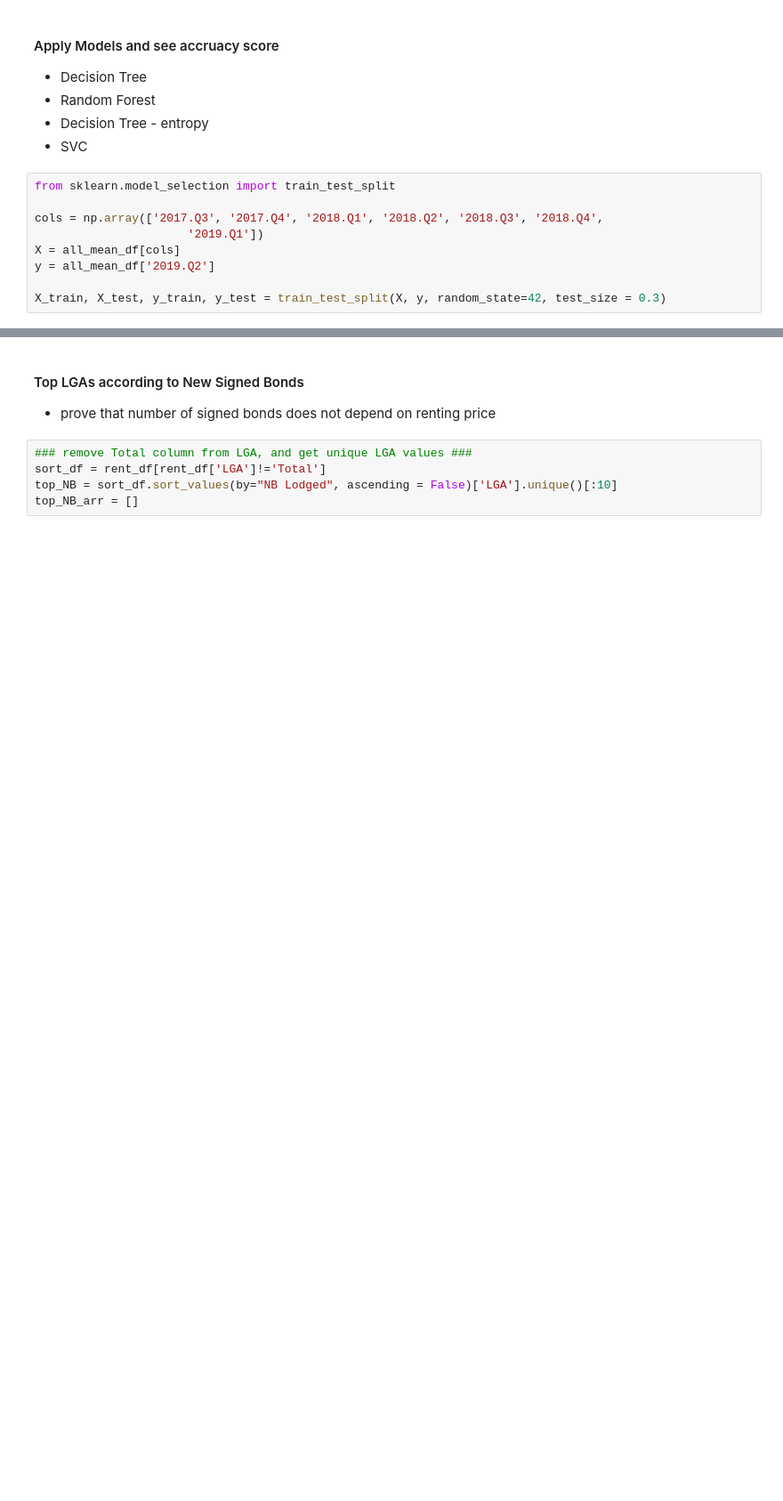
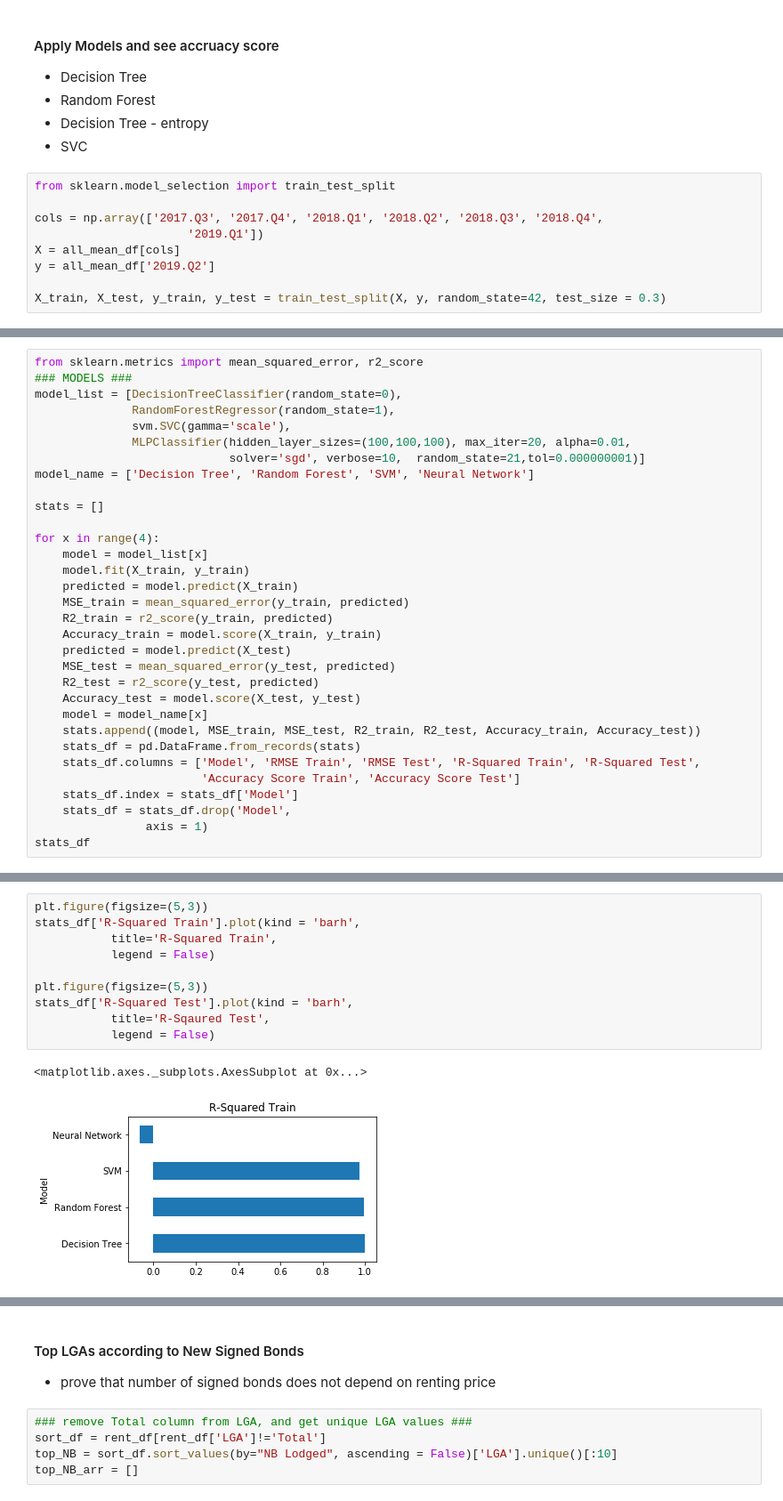
Before and after one commit to alyssa-raphaella/ITEC657_Project_GroupB, a Jupyter notebook: Rent_Data_ntbk.ipynb, the cells around one changed output, grey strips where cells are left out. Shown at 89% size. Saved outputs shown, nothing was run; the diff lists cells and outputs as text; blank space fills up the shorter version.

```diff
--- a/Rent_Data_ntbk.ipynb
+++ b/Rent_Data_ntbk.ipynb
@@ -316,0 +269,32 @@ Accuracy in testing set:  0.600
+# %%
+from sklearn.metrics import mean_squared_error, r2_score
+### MODELS ###
+model_list = [DecisionTreeClassifier(random_state=0),
+              RandomForestRegressor(random_state=1),
+              svm.SVC(gamma='scale'),
+              MLPClassifier(hidden_layer_sizes=(100,100,100), max_iter=20, alpha=0.01,
+                            solver='sgd', verbose=10,  random_state=21,tol=0.000000001)]
+model_name = ['Decision Tree', 'Random Forest', 'SVM', 'Neural Network']
+
+stats = []
+
+for x in range(4):
+    model = model_list[x]
+    model.fit(X_train, y_train)
+    predicted = model.predict(X_train)
+    MSE_train = mean_squared_error(y_train, predicted)
+    R2_train = r2_score(y_train, predicted)
+    Accuracy_train = model.score(X_train, y_train)
+    predicted = model.predict(X_test)
+    MSE_test = mean_squared_error(y_test, predicted)
+    R2_test = r2_score(y_test, predicted)
+    Accuracy_test = model.score(X_test, y_test)
+    model = model_name[x]
+    stats.append((model, MSE_train, MSE_test, R2_train, R2_test, Accuracy_train, Accuracy_test))
+    stats_df = pd.DataFrame.from_records(stats)
+    stats_df.columns = ['Model', 'RMSE Train', 'RMSE Test', 'R-Squared Train', 'R-Squared Test',
+                        'Accuracy Score Train', 'Accuracy Score Test']
+    stats_df.index = stats_df['Model']
+    stats_df = stats_df.drop('Model',
+                axis = 1)
+stats_df
@@ -316,0 +326,13 @@ Accuracy in testing set:  0.600
+# %%
+plt.figure(figsize=(5,3))
+stats_df['R-Squared Train'].plot(kind = 'barh',
+           title='R-Squared Train',
+           legend = False)
+
+plt.figure(figsize=(5,3))
+stats_df['R-Squared Test'].plot(kind = 'barh',
+           title='R-Sqaured Test',
+           legend = False)
+# %% [output]
+<matplotlib.axes._subplots.AxesSubplot at 0x...>
+[figure, added]
```
Also changed, not shown: parts of 22 cells of this notebook.
